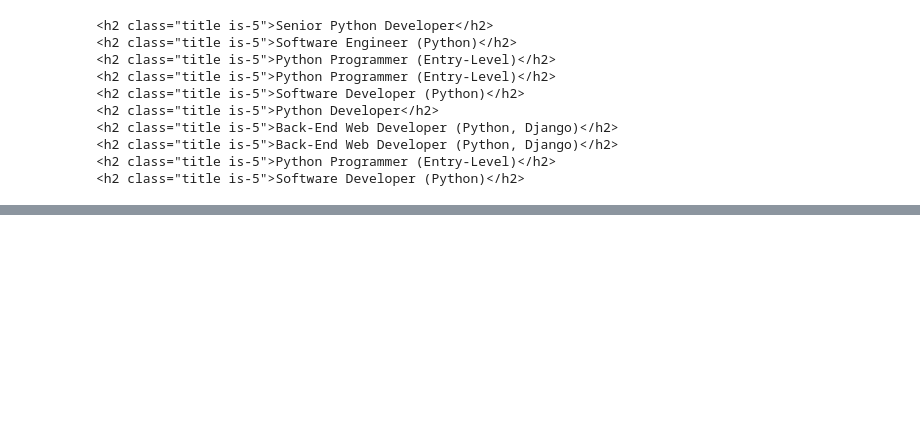
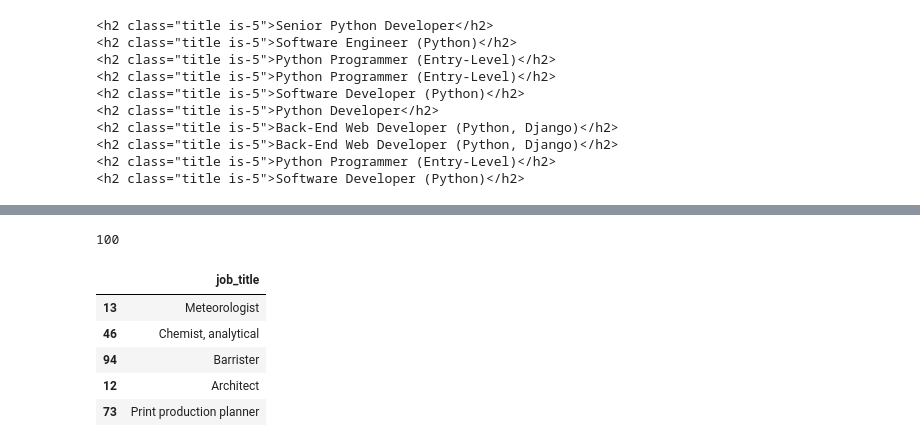
Before and after one commit to GALACICEK/DataScience, a Jupyter notebook: 4-group-exercises.ipynb, the cells around one changed output, grey strips where cells are left out. Cells and saved outputs as stored; diff of their text form; code cells hidden in the pictures; blank space fills up the shorter version.

```diff
--- a/4-group-exercises.ipynb
+++ b/4-group-exercises.ipynb
@@ -279,0 +370,4 @@ for job in python_jobs:
+# %%
+len(jobs_list)
+# %% [output]
+100
@@ -279,0 +376,9 @@ for job in python_jobs:
+# %%
+df.sample(5)
+# %% [output]
+|  | job_title |
+| 13 | Meteorologist |
+| 46 | Chemist, analytical |
+| 94 | Barrister |
+| 12 | Architect |
+| 73 | Print production planner |
```
Also changed, not shown: parts of 22 cells of this notebook.
